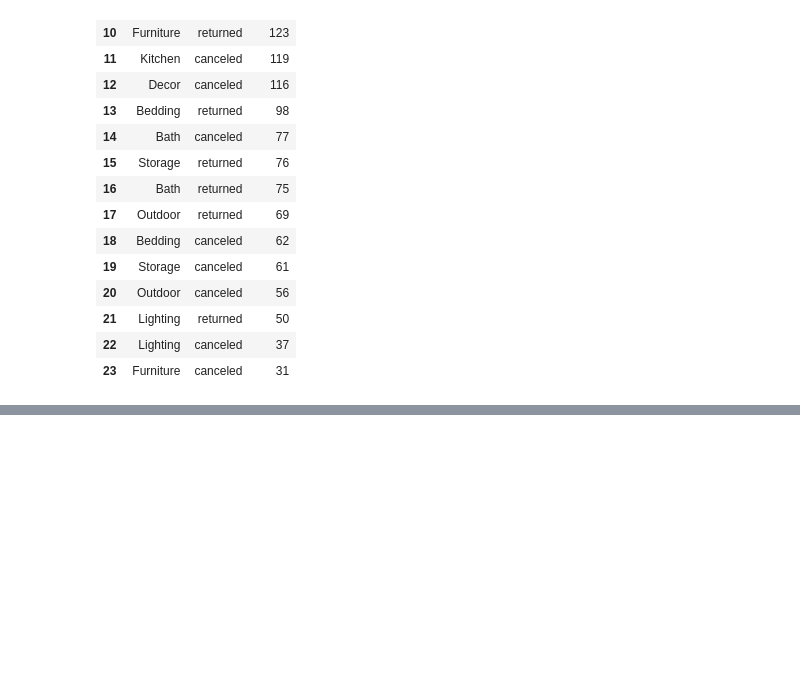
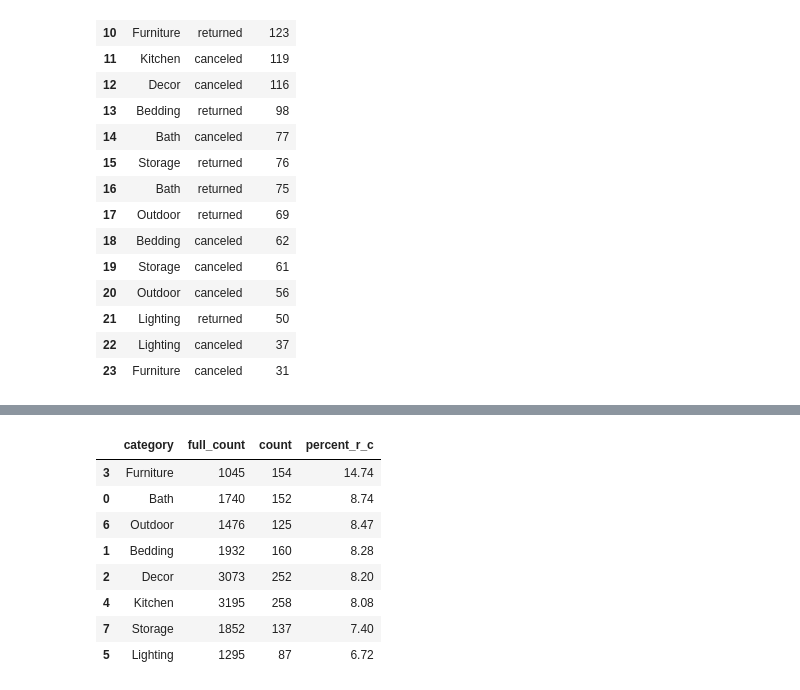
Before and after one commit to Mohamed-Shaheedullah/wayfair-python-analysis, a Jupyter notebook: wayfair-analysis.ipynb, the cells around one changed output, grey strips where cells are left out. Drawn from its saved outputs; the diff is of its cells as text; code cells hidden in the pictures; blank space fills up the shorter version.

Commit message:
calculated percent returned or canceled

```diff
--- a/wayfair-analysis.ipynb
+++ b/wayfair-analysis.ipynb
@@ -511,0 +514,3 @@ ret_or_canceled
+# %%
+# first we must combine the retruned and canceled numbers for each category
+ret_or_canceled = ret_or_canceled.groupby('category')['count'].sum().reset_index()
@@ -511,0 +529,3 @@ ret_or_canceled
+# %%
+# now go back and calculate total number of orders for each category
+total_num_orders = full_orders_with_products[['category']].groupby('category').value_counts().reset_index(name='full_count')
@@ -511,0 +544,3 @@ ret_or_canceled
+# %%
+# merge dataframes
+percent_ret_or_canceled = pd.merge(total_num_orders, ret_or_canceled, how='left')
@@ -511,0 +559,14 @@ ret_or_canceled
+# %%
+percent_ret_or_canceled['percent_r_c'] = round(((percent_ret_or_canceled['count'] / percent_ret_or_canceled['full_count']) * 100), 2)
+# %%
+percent_ret_or_canceled.sort_values(by='percent_r_c', ascending=False)
+# %% [output]
+|  | category | full_count | count | percent_r_c |
+| 3 | Furniture | 1045 | 154 | 14.74 |
+| 0 | Bath | 1740 | 152 | 8.74 |
+| 6 | Outdoor | 1476 | 125 | 8.47 |
+| 1 | Bedding | 1932 | 160 | 8.28 |
+| 2 | Decor | 3073 | 252 | 8.20 |
+| 4 | Kitchen | 3195 | 258 | 8.08 |
+| 7 | Storage | 1852 | 137 | 7.40 |
+| 5 | Lighting | 1295 | 87 | 6.72 |
```
Also changed, not shown: parts of 4 cells of this notebook.
